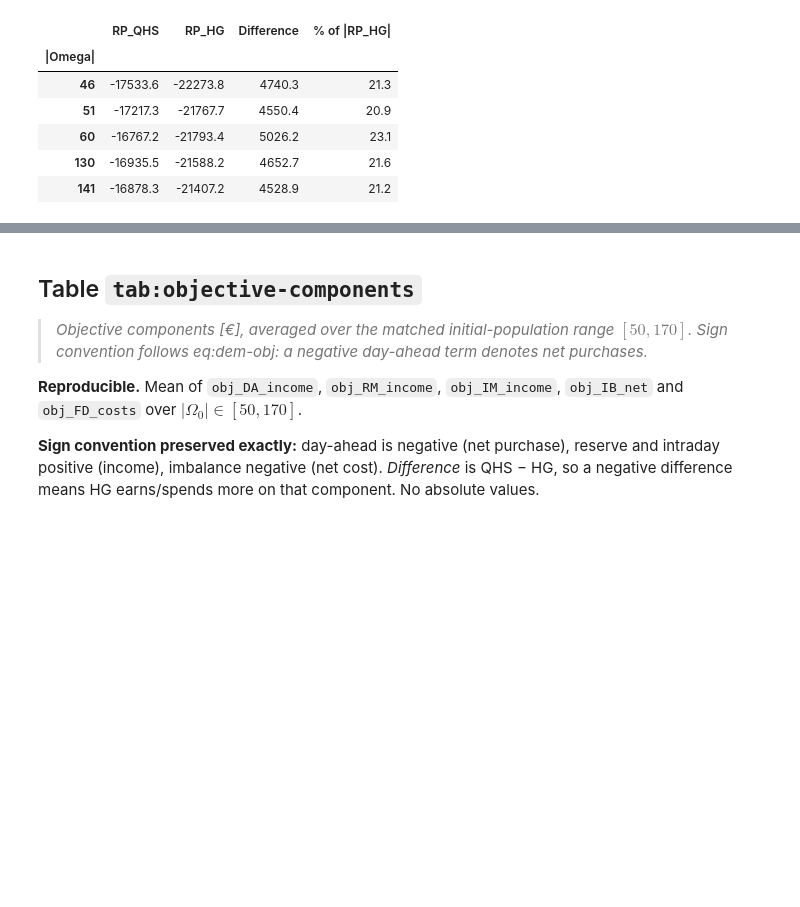
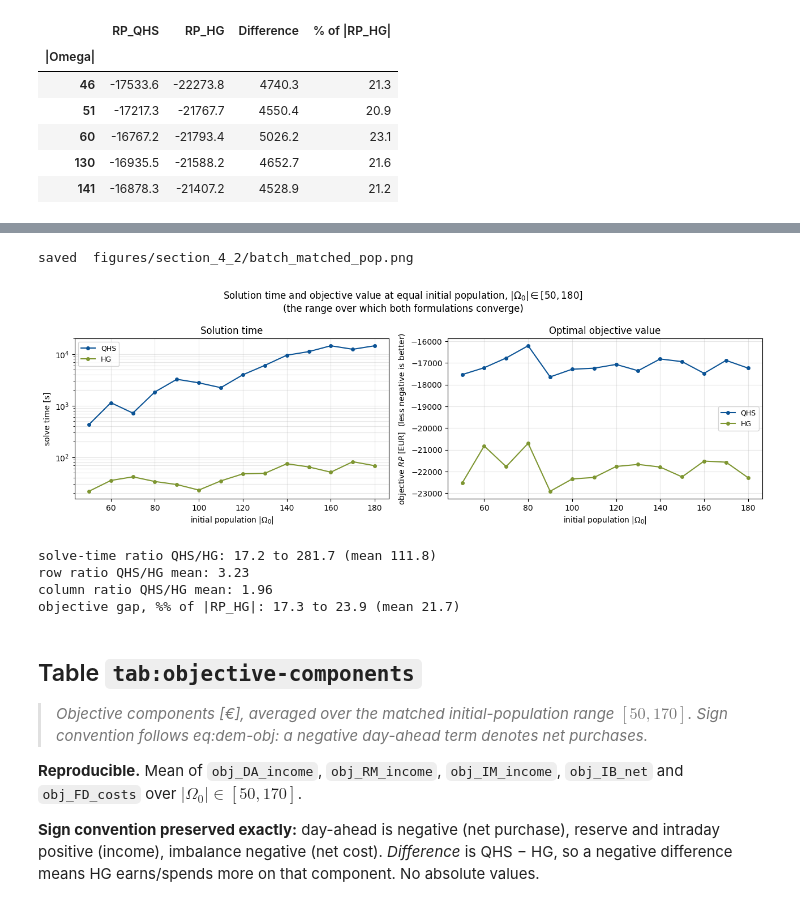
Before and after one commit to mmobec/secoem-VSS, a Jupyter notebook: Results/Execution of model/section_4_2_results_of_simulations.ipynb, the cells around one changed output, grey strips where cells are left out. Saved outputs shown, nothing was run; the diff lists cells and outputs as text; code cells hidden in the pictures; blank space fills up the shorter version.

```diff
--- a/Results/Execution of model/section_4_2_results_of_simulations.ipynb
+++ b/Results/Execution of model/section_4_2_results_of_simulations.ipynb
@@ -969,3 +983,61 @@ QHS             14 -17117.16  376.11 -17639.69 -16204.06  2.20
+# %%
+# --- local range: the true converged span, not MATCHED_POP_MAX (see note above) ----
+FIG_MATCHED_MAX = 180
+span2 = ok[ok.pop_initial.between(MATCHED_POP_MIN, FIG_MATCHED_MAX)]
+q2 = span2[span2.formulation == "QHS"].sort_values("pop_initial")
+h2 = span2[span2.formulation == "HG"].sort_values("pop_initial")
+
+fig, axes = plt.subplots(1, 2, figsize=FIGSIZE_PAIR)
+
+ax = axes[0]
+ax.plot(q2["pop_initial"], q2["solve_time_s"], marker="o", ms=4, lw=1.5,
+        color=COLORS["QHS"], label="QHS")
+ax.plot(h2["pop_initial"], h2["solve_time_s"], marker="o", ms=4, lw=1.5,
+        color=COLORS["HG"], label="HG")
+ax.set_yscale("log")
+ax.set_xlabel(r"initial population $|\Omega_0|$")
+ax.set_ylabel("solve time [s]")
+ax.set_title("Solution time")
+ax.grid(alpha=0.3, which="both")
+ax.legend(fontsize=9)
+
+ax = axes[1]
+ax.plot(q2["pop_initial"], q2["obj_fun"], marker="o", ms=4, lw=1.5,
+        color=COLORS["QHS"], label="QHS")
+ax.plot(h2["pop_initial"], h2["obj_fun"], marker="o", ms=4, lw=1.5,
+        color=COLORS["HG"], label="HG")
+ax.set_xlabel(r"initial population $|\Omega_0|$")
+ax.set_ylabel(r"objective $RP$ [EUR]  (less negative is better)")
+ax.set_title("Optimal objective value")
+ax.grid(alpha=0.3)
+ax.legend(fontsize=9)
+
+fig.suptitle(r"Solution time and objective value at equal initial population, "
+             f"$|\\Omega_0| \\in [{MATCHED_POP_MIN},{FIG_MATCHED_MAX}]$"
+             "\n(the range over which both formulations converge)")
+fig.tight_layout()
+save(fig, "batch_matched_pop")
+plt.show()
+
+# --- the ratio / %-of-RP^HG statistics kept in prose --------------------------
+ratio2 = (q2.set_index("pop_initial")["solve_time_s"]
+          / h2.set_index("pop_initial")["solve_time_s"])
+pct2 = ((q2.set_index("pop_initial")["obj_fun"] - h2.set_index("pop_initial")["obj_fun"])
+        / h2.set_index("pop_initial")["obj_fun"].abs() * 100)
+row_ratio2 = (q2.set_index("pop_initial")["rows"] / h2.set_index("pop_initial")["rows"])
+col_ratio2 = (q2.set_index("pop_initial")["columns"] / h2.set_index("pop_initial")["columns"])
+
+print(f"solve-time ratio QHS/HG: {ratio2.min():.1f} to {ratio2.max():.1f} (mean {ratio2.mean():.1f})")
+print(f"row ratio QHS/HG mean: {row_ratio2.mean():.2f}")
+print(f"column ratio QHS/HG mean: {col_ratio2.mean():.2f}")
+print(f"objective gap, %% of |RP_HG|: {pct2.min():.1f} to {pct2.max():.1f} (mean {pct2.mean():.1f})")
+# %% [output]
+saved  figures/section_4_2/batch_matched_pop.png
+[figure, added]
+solve-time ratio QHS/HG: 17.2 to 281.7 (mean 111.8)
+row ratio QHS/HG mean: 3.23
+column ratio QHS/HG mean: 1.96
+objective gap, %% of |RP_HG|: 17.3 to 23.9 (mean 21.7)
 # %% [markdown]
 ## Table `tab:objective-components`
 > *Objective components [€], averaged over the matched initial-population range $[50,170]$.
```
Also changed, not shown: parts of 1 cell of this notebook, 4 other files.
